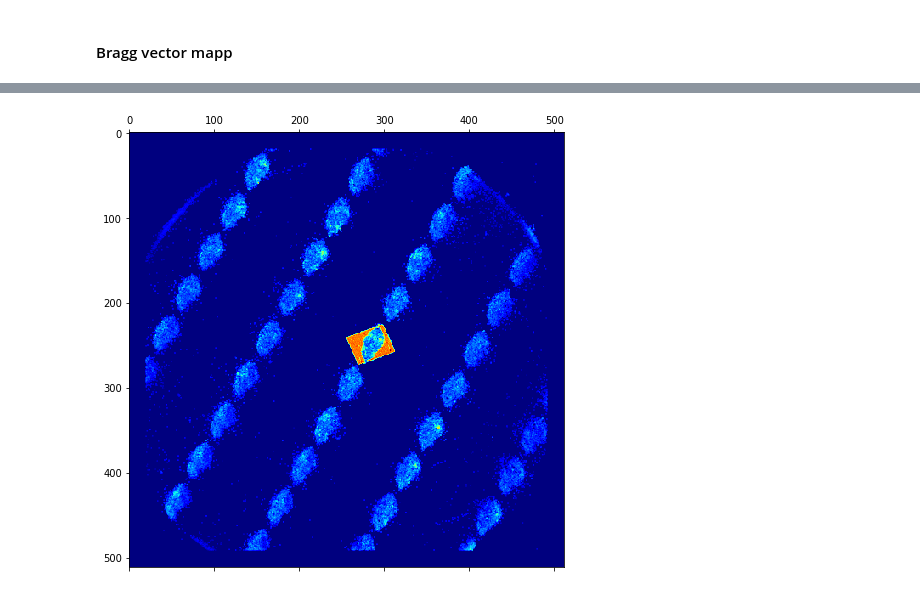
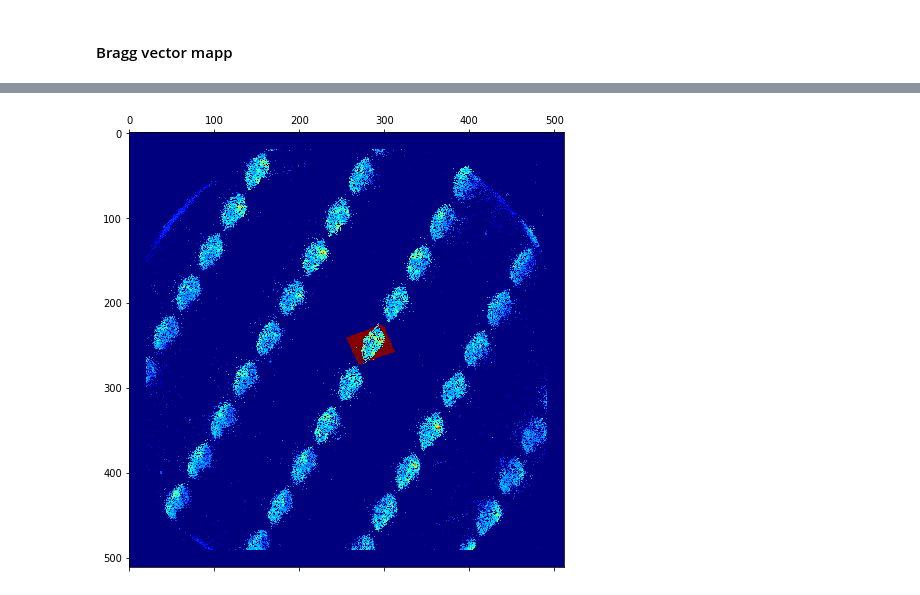
Before and after one commit to py4dstem/py4DSTEM, a Jupyter notebook: py4DSTEM/notebooks/module_demos/braggdiskdetection/braggvectormap.ipynb, the cells around one changed output, grey strips where cells are left out. Drawn from its saved outputs; the diff is of its cells as text; code cells hidden in the pictures.

Commit message:
Adds new type of bragg vector map: bragg vector maxima map.  Adds function in braggvectormap.py and demo in associated notebook.
Former-commit-id: 1ec68cd9228f782d4c3fc68207bf9a5248268a52

```diff
--- a/py4DSTEM/notebooks/module_demos/braggdiskdetection/braggvectormap.ipynb
+++ b/py4DSTEM/notebooks/module_demos/braggdiskdetection/braggvectormap.ipynb
@@ -33,8 +36,10 @@ braggvectormap = get_bragg_vector_map(pointlistarray,Q_Nx,Q_Ny)
 # %%
+# Get Bragg vector maxima map
+braggvectormap = get_bragg_vector_maxima_map(pointlistarray,Q_Nx,Q_Ny)
+
 # Show
-
 fig,ax = plt.subplots(figsize=(8,8))
 ax.matshow(braggvectormap**0.25,cmap='jet')
 plt.show()
 # %% [output]
-[figure, old version]
+[figure, new version]
```
Also changed, not shown: parts of 2 cells of this notebook, 1 other file.
